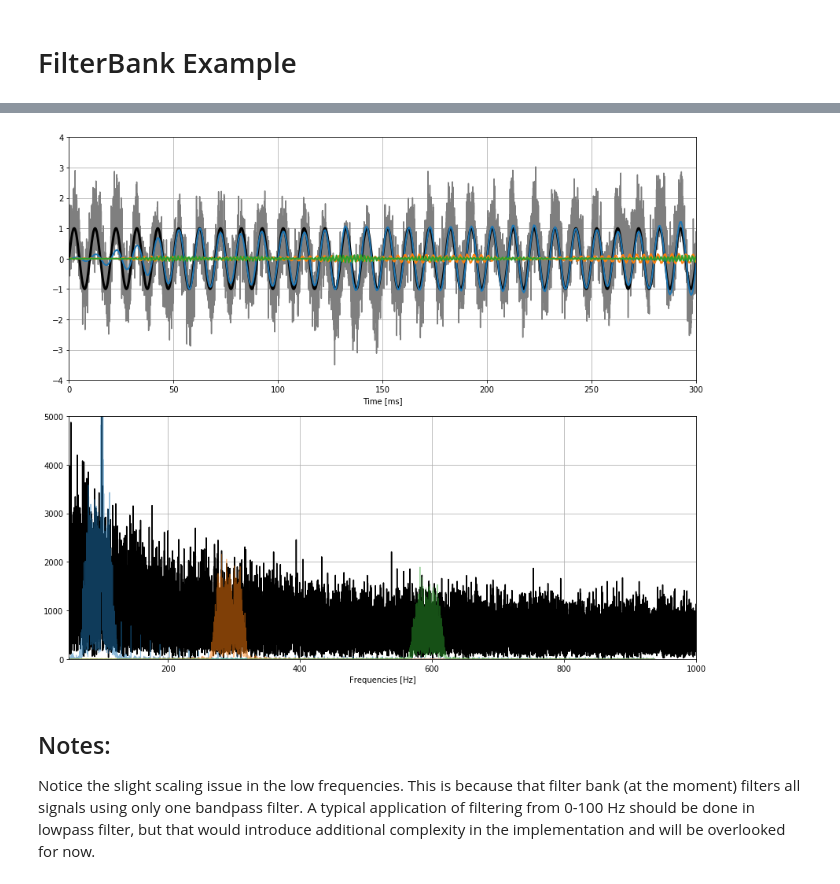
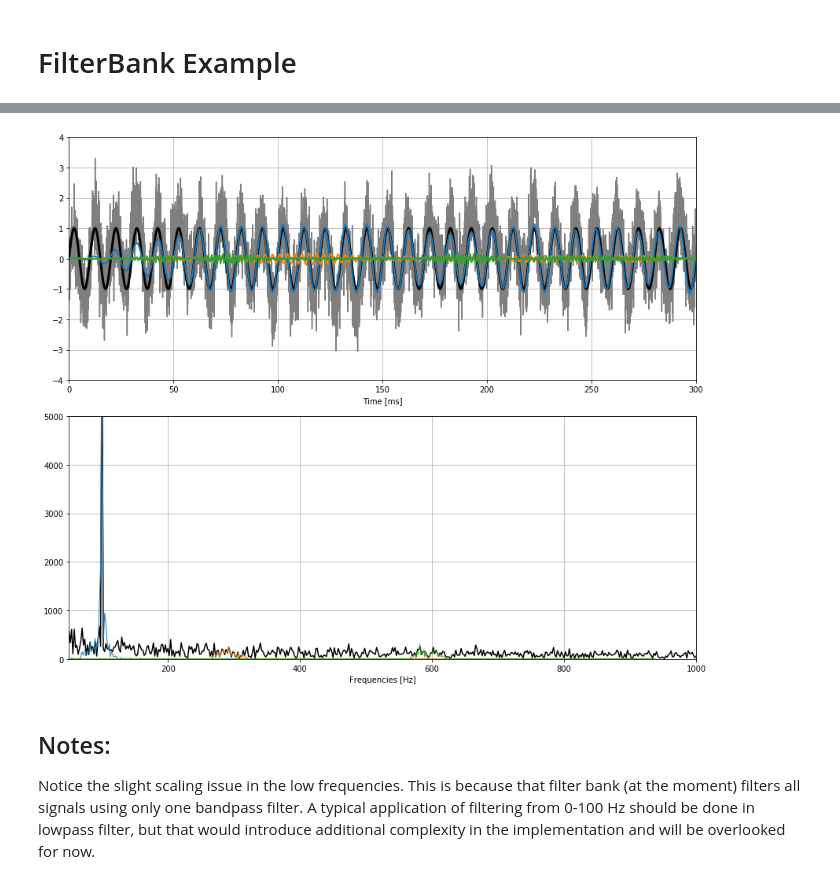
Before and after one commit to SachsLab/pytf, a Jupyter notebook: examples/pytf_examples.ipynb, the cells around one changed output, grey strips where cells are left out. Saved outputs shown, nothing was run; the diff lists cells and outputs as text; code cells hidden in the pictures.

```diff
--- a/examples/pytf_examples.ipynb
+++ b/examples/pytf_examples.ipynb
@@ -19,9 +19,9 @@ from mspacman.generator.noise import (white, pink) # I can't share this reposito
 ## Generate Signal
 # %%
 # Properties
-tdur = 20
+tdur = .5
 fs = 30000
-nsamp = fs * tdur
+nsamp = int(fs * tdur)
 
 # f = np.linspace(0, 100, nsamp)
 f = 100
@@ -111,26 +111,26 @@ wf = np.fft.rfftfreq(xf.shape[-1]) * (fs/dec)
 # %%
 plt.figure(figsize=(12, 10))
 plt.subplot(211)
 plt.plot(t*1000, xn, c='C7')
 plt.plot(t*1000, x, c='k', lw=3)
 plt.plot((np.arange(xf.shape[-1])/(fs/dec))*1000, xf.T, '-', lw=2)
 
 plt.xlim([0, 300])
 plt.ylim([-4, 4])
 plt.xlabel('Time [ms]')
 plt.grid(True)
 
 plt.subplot(212)
 plt.plot(w[1:], np.abs(Xn)[1:], c='k')
-plt.plot(wf, np.abs(Xf).T * dec, alpha=.5, lw=1)
+plt.plot(wf, np.abs(Xf).T * dec, alpha=1, lw=1)
 
 plt.xlim([50, 2000/2])
 plt.ylim([0, 5000])
 plt.xlabel('Frequencies [Hz]')
 plt.grid(True)
 plt.tight_layout()
 # %% [output]
-[figure, old version]
+[figure, new version]
 # %% [markdown]
 ## Notes:
 Notice the slight scaling issue in the low frequencies. This is because that filter bank (at the moment) filters all signals using only one bandpass filter. A typical application of filtering from 0-100 Hz should be done in lowpass filter, but that would introduce additional complexity in the implementation and will be overlooked for now.
```
Also changed, not shown: parts of 3 cells of this notebook, 3 other files.
